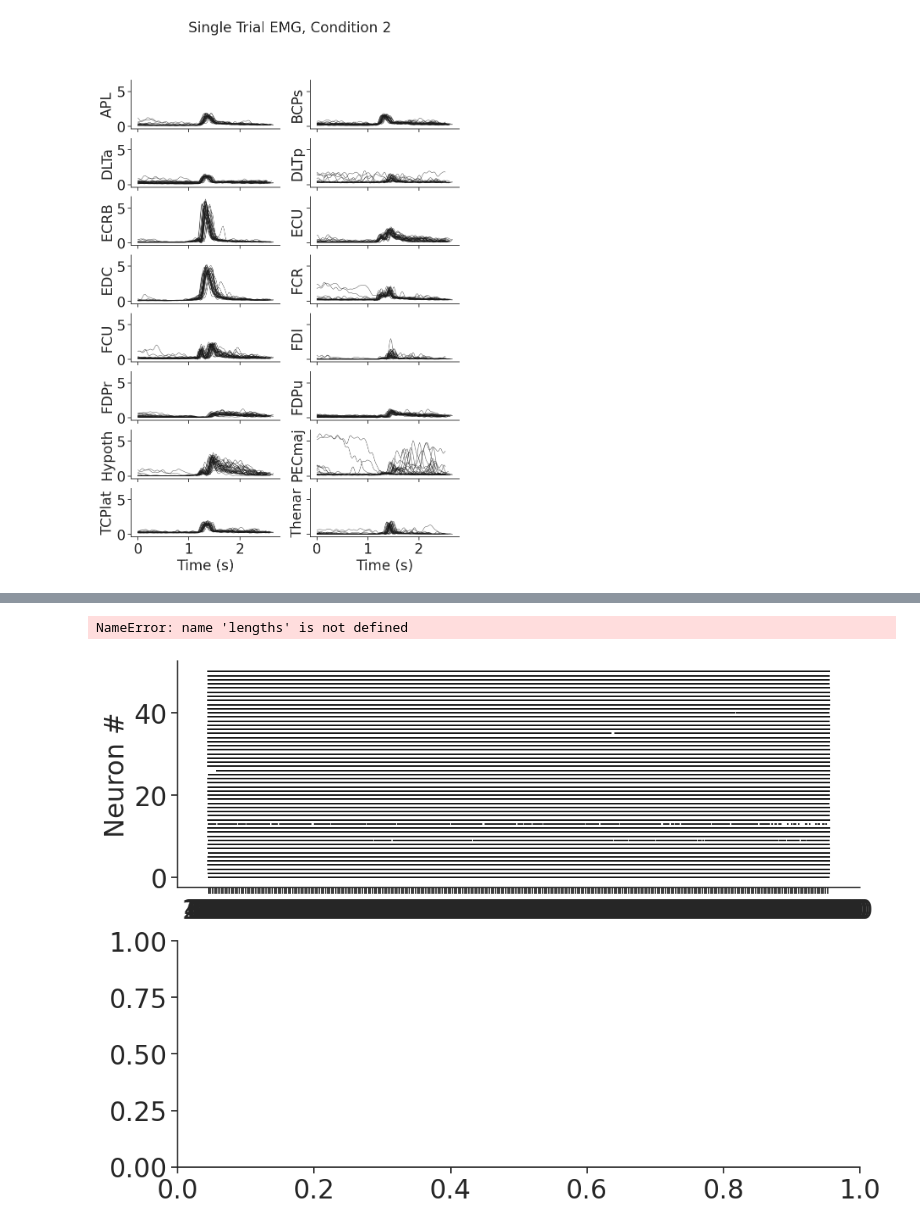
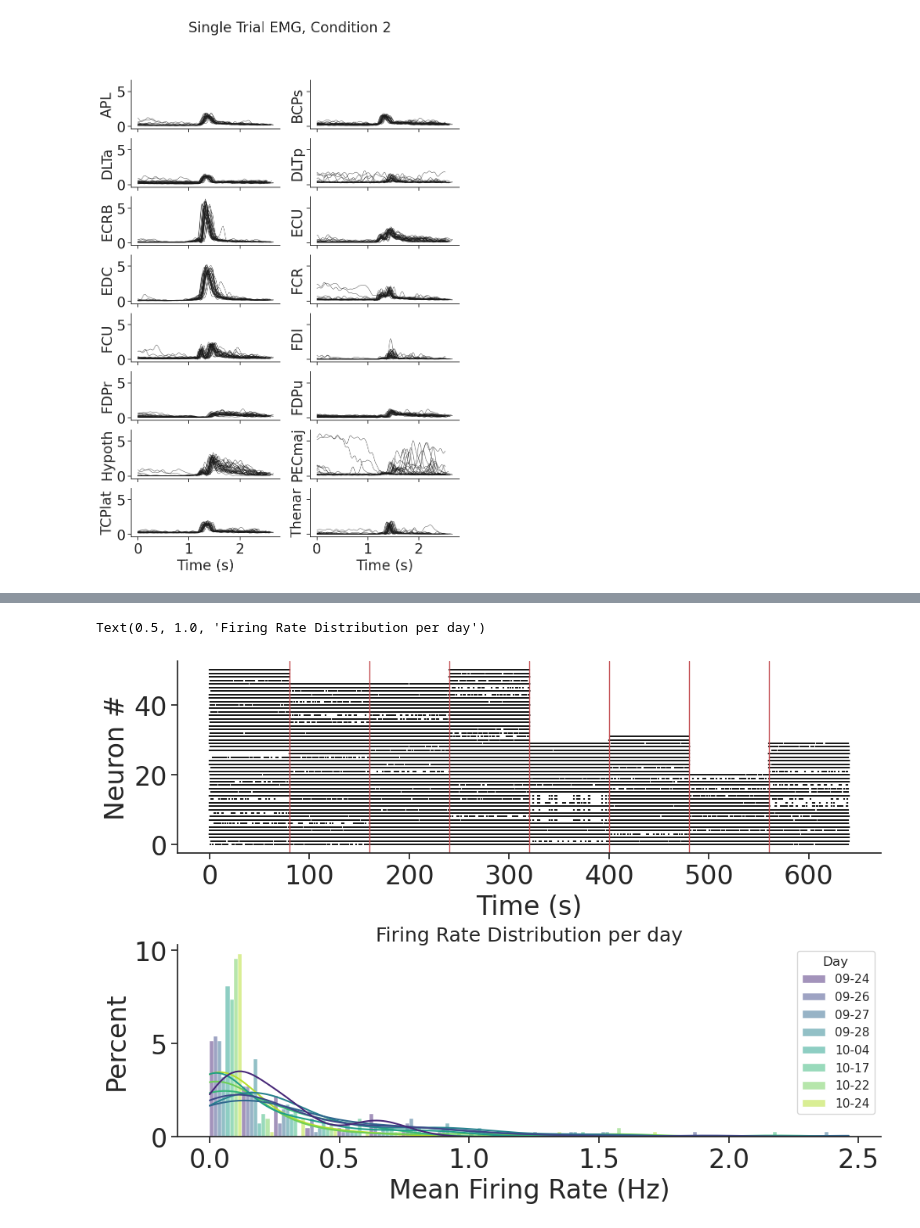
Before and after one commit to snel-repo/falcon-challenge, a Jupyter notebook: data_demos/m1.ipynb, the cells around one changed output, grey strips where cells are left out. Saved outputs shown, nothing was run; the diff lists cells and outputs as text; code cells hidden in the pictures.

```diff
--- a/data_demos/m1.ipynb
+++ b/data_demos/m1.ipynb
@@ -171,7 +171,7 @@ def load_nwb(fn: str):
 
 spikes, emg, time, muscles, tinfo = load_nwb(train_files[0])
 # %%
-# %% plot some continuous raster/EMG data
+# %% plot some continuous raster/EMG data for a single session
 bin_size_s = 0.02
 fig, ax = plt.subplots(2, 1, figsize=(10, 10), sharex=True, sharey=False)
 def rasterplot(spike_arr, bin_size_s=0.02, ax=None):
@@ -179,13 +179,9 @@ def rasterplot(spike_arr, bin_size_s=0.02, ax=None):
         ax = plt.gca()
     for idx, unit in enumerate(spike_arr.T):
         ax.scatter(np.where(unit)[0] * bin_size_s, np.ones(np.sum(unit != 0)) * idx, s=1, c='k', marker='|')
-    ax.set_xticks(np.arange(0, spike_arr.shape[0]*bin_size_s, 20))
-    ax.set_xticklabels(np.arange(0, spike_arr.shape[0], 1000) * bin_size_s)
     ax.set_yticks(np.arange(0, spike_arr.shape[1], 20))
     ax.set_ylabel('Neuron #')
-    # remove splines
-    ax.spines['top'].set_visible(False)
-    ax.spines['right'].set_visible(False)
+
 
 rasterplot(spikes[:4001, :], bin_size_s=bin_size_s, ax=ax[0])
 
@@ -230,28 +258,47 @@ plt.show()
+# %%
+mod_binned_neural = []
+trim_binned_neural = []
+
+max_neur = np.max([binned_neural[x].shape[-1] for x in binned_neural])
+for key in binned_neural:
+    bn = binned_neural[key]
+    if bn.shape[-1] < max_neur:
+        pad = np.zeros((bn.shape[0], max_neur - bn.shape[-1]))
+        mod_binned_neural.append(np.hstack([bn, pad]))
+    else:
+        mod_binned_neural.append(bn)
+
+for bn in mod_binned_neural:
+    trim_binned_neural.append(bn[:4001, :])
+
+all_binned_neural = np.vstack(mod_binned_neural)
+trim_binned_neural = np.vstack(trim_binned_neural)
 # %%
 # Plot multiple days back to back to note change in structure
-binned_neural = spikes
 f, axes = plt.subplots(2, 1, figsize=(10, 7), layout='constrained')
 
-rasterplot(binned_neural, ax=axes[0])
-day_intervals = np.cumsum(lengths)
+rasterplot(trim_binned_neural, ax=axes[0])
+trim_lengths = [4001 for x in lengths]
+day_intervals = np.cumsum(trim_lengths)
 for i, length in enumerate(day_intervals[:-1]):
     if start_dates[i] == start_dates[i + 1]:
         continue
     axes[0].axvline(length * BIN_SIZE_S, color='r', linewidth=1)
+axes[0].set_xlabel('Time (s)')
 
 # Plot mean firing rates in different days
 daily_means = []
-day_intervals = [0, *np.cumsum(lengths)]
+day_intervals = [0, *np.cumsum([lengths[x] for x in lengths])]
 for start, end in zip(day_intervals[:-1], day_intervals[1:]):
-    daily_means.append(np.mean(binned_neural[start:end], axis=0))
+    daily_means.append(np.mean(all_binned_neural[start:end], axis=0))
 # daily_means is a list of 8 arrays, each of shape (N,) - histplot them separately using sns and pd
 flattened_data = {'Day': [], 'Mean Firing Rate (Hz)': []}
 for day, means in zip(start_dates, daily_means):
     flattened_data['Day'].extend([day.strftime('%m-%d')] * len(means))  # Extend day labels - reformat for simplicity
     flattened_data['Mean Firing Rate (Hz)'].extend(means)  # Extend mean firing rates
 
 axes[1] = sns.histplot(data=flattened_data, x='Mean Firing Rate (Hz)', hue='Day', kde=True, ax=axes[1], palette='viridis', bins=20, stat='percent', multiple='dodge')
 axes[1].set_title('Firing Rate Distribution per day', ha='center', va='center', transform=axes[1].transAxes, fontsize=18)
 # %% [output]
-NameError: name 'lengths' is not defined
+Text(0.5, 1.0, 'Firing Rate Distribution per day')
-[figure, old version]
+[figure, new version]
```
Also changed, not shown: parts of 17 cells of this notebook.
